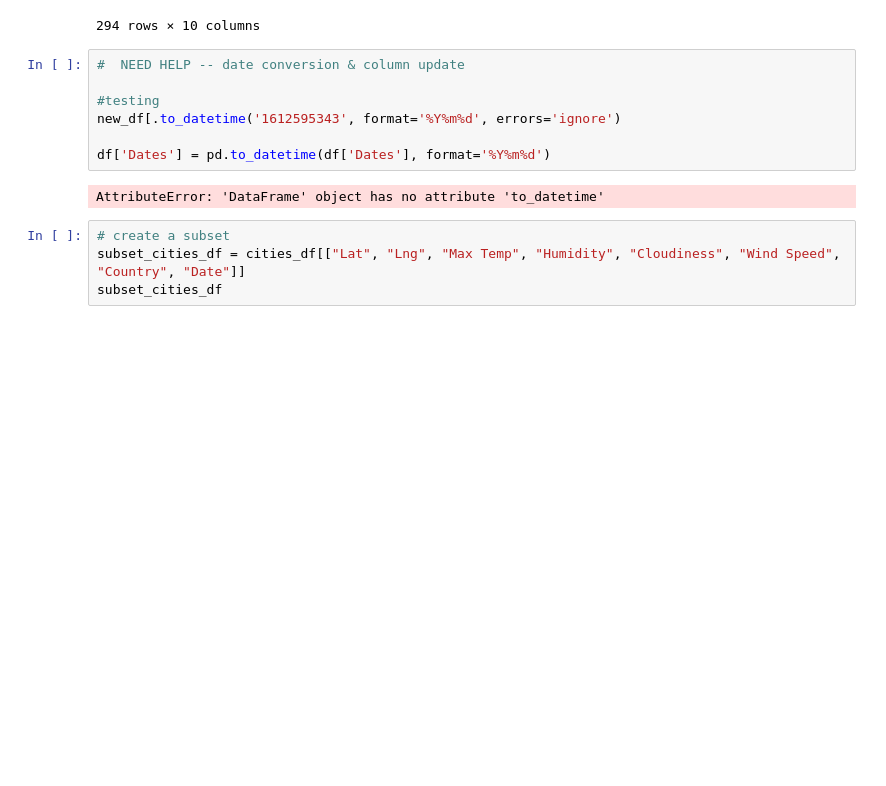
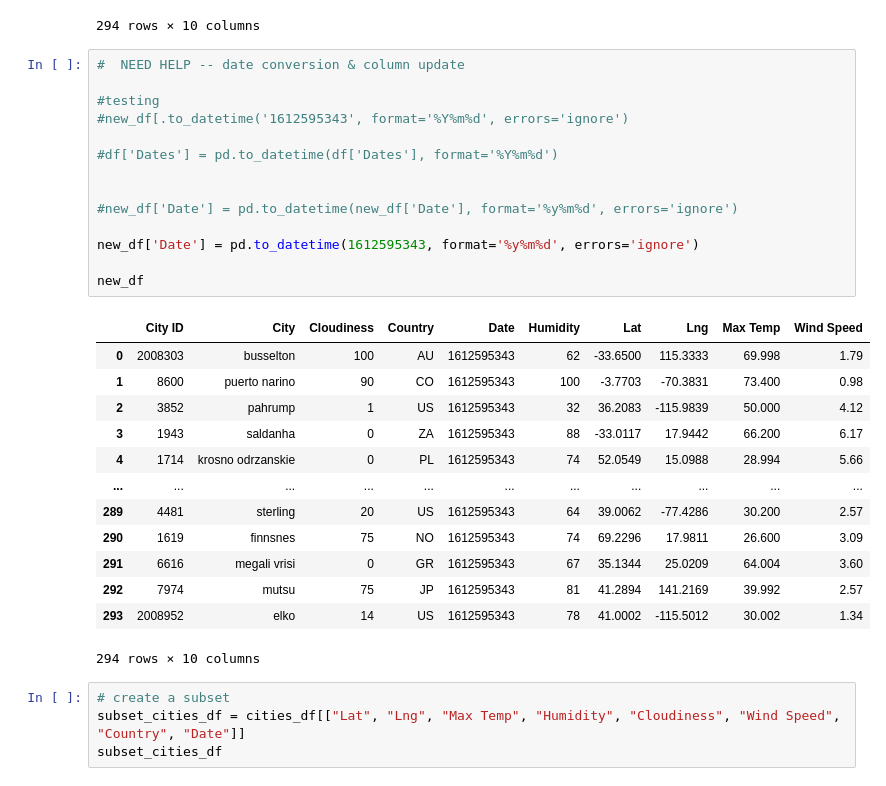
Before and after one commit to mbarrera2020/python-api-challenge, a Jupyter notebook: WeatherPy/mainWeatherPy.ipynb, the cells around one changed output. Saved outputs shown, nothing was run; the diff lists cells and outputs as text; blank space fills up the shorter version.

```diff
--- a/WeatherPy/mainWeatherPy.ipynb
+++ b/WeatherPy/mainWeatherPy.ipynb
@@ -438,12 +438,31 @@ See the caveats in the documentation: https://pandas.pydata.org/pandas-docs/stab
 # %%
 #  NEED HELP -- date conversion & column update
 
 #testing
-new_df[.to_datetime('1612595343', format='%Y%m%d', errors='ignore')
+#new_df[.to_datetime('1612595343', format='%Y%m%d', errors='ignore')
 
-df['Dates'] = pd.to_datetime(df['Dates'], format='%Y%m%d')
+#df['Dates'] = pd.to_datetime(df['Dates'], format='%Y%m%d')
+
+
+#new_df['Date'] = pd.to_datetime(new_df['Date'], format='%y%m%d', errors='ignore')
+
+new_df['Date'] = pd.to_datetime(1612595343, format='%y%m%d', errors='ignore')
+
+new_df
 # %% [output]
+|  | City ID | City | Cloudiness | Country | Date | Humidity | Lat | Lng | Max Temp | Wind Speed |
+| 0 | 2008303 | busselton | 100 | AU | 1612595343 | 62 | -33.6500 | 115.3333 | 69.998 | 1.79 |
+| 1 | 8600 | puerto narino | 90 | CO | 1612595343 | 100 | -3.7703 | -70.3831 | 73.400 | 0.98 |
+| 2 | 3852 | pahrump | 1 | US | 1612595343 | 32 | 36.2083 | -115.9839 | 50.000 | 4.12 |
+| 3 | 1943 | saldanha | 0 | ZA | 1612595343 | 88 | -33.0117 | 17.9442 | 66.200 | 6.17 |
+| 4 | 1714 | krosno odrzanskie | 0 | PL | 1612595343 | 74 | 52.0549 | 15.0988 | 28.994 | 5.66 |
+| ... | ... | ... | ... | ... | ... | ... | ... | ... | ... | ... |
+| 289 | 4481 | sterling | 20 | US | 1612595343 | 64 | 39.0062 | -77.4286 | 30.200 | 2.57 |
+| 290 | 1619 | finnsnes | 75 | NO | 1612595343 | 74 | 69.2296 | 17.9811 | 26.600 | 3.09 |
+| 291 | 6616 | megali vrisi | 0 | GR | 1612595343 | 67 | 35.1344 | 25.0209 | 64.004 | 3.60 |
+| 292 | 7974 | mutsu | 75 | JP | 1612595343 | 81 | 41.2894 | 141.2169 | 39.992 | 2.57 |
+| 293 | 2008952 | elko | 14 | US | 1612595343 | 78 | 41.0002 | -115.5012 | 30.002 | 1.34 |
-AttributeError: 'DataFrame' object has no attribute 'to_datetime'
+294 rows × 10 columns
 # %%
 # create a subset
 subset_cities_df = cities_df[["Lat", "Lng", "Max Temp", "Humidity", "Cloudiness", "Wind Speed", "Country", "Date"]]
```
Also changed, not shown: parts of 5 cells of this notebook, 1 other file.
